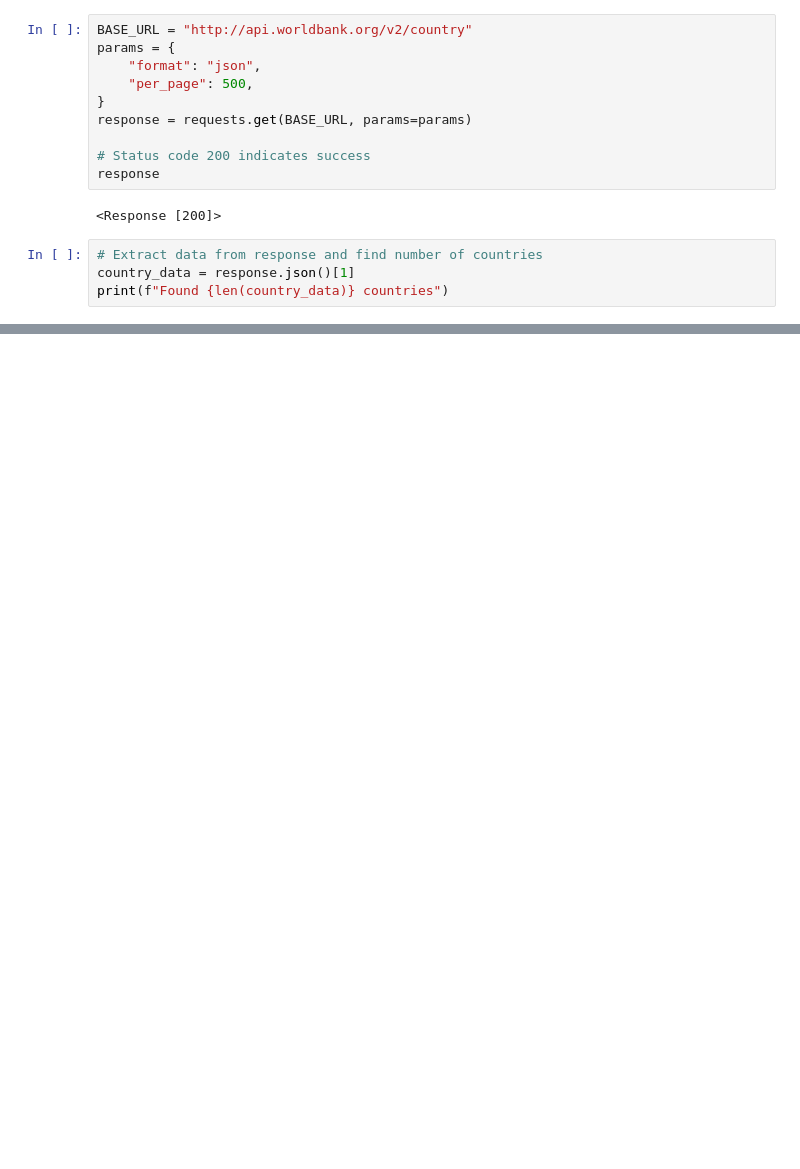
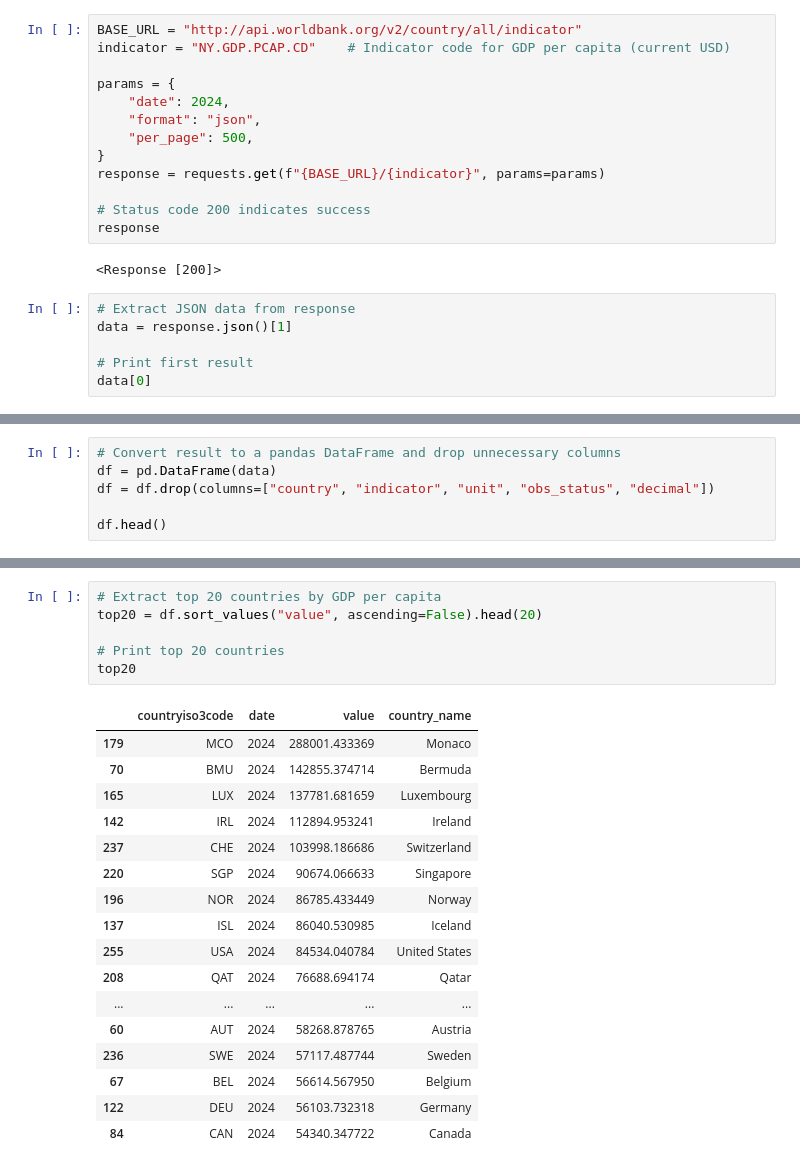
Before and after one commit to UA-Libraries-Research-Data-Services/UALIB_ScholarlyAPI_Cookbook, a Jupyter notebook: src/python/world-bank.ipynb, the cells around one changed output, grey strips where cells are left out. Saved outputs shown, nothing was run; the diff lists cells and outputs as text; blank space fills up the shorter version.

```diff
--- a/src/python/world-bank.ipynb
+++ b/src/python/world-bank.ipynb
@@ -48,17 +50,22 @@ To begin, we retrieve the `iso2Code` from every available country in the World B
 # %%
-BASE_URL = "http://api.worldbank.org/v2/country"
+BASE_URL = "http://api.worldbank.org/v2/country/all/indicator"
+indicator = "NY.GDP.PCAP.CD"    # Indicator code for GDP per capita (current USD)
+
 params = {
+    "date": 2024,
     "format": "json",
     "per_page": 500,
 }
-response = requests.get(BASE_URL, params=params)
+response = requests.get(f"{BASE_URL}/{indicator}", params=params)
 
 # Status code 200 indicates success
 response
 # %% [output]
 <Response [200]>
 # %%
-# Extract data from response and find number of countries
-country_data = response.json()[1]
-print(f"Found {len(country_data)} countries")
+# Extract JSON data from response
+data = response.json()[1]
+
+# Print first result
+data[0]
 # %% [output]
@@ -299,0 +81,6 @@ plt.show()
+# %%
+# Convert result to a pandas DataFrame and drop unnecessary columns
+df = pd.DataFrame(data)
+df = df.drop(columns=["country", "indicator", "unit", "obs_status", "decimal"])
+
+df.head()
@@ -299,0 +106,24 @@ plt.show()
+# %%
+# Extract top 20 countries by GDP per capita
+top20 = df.sort_values("value", ascending=False).head(20)
+
+# Print top 20 countries
+top20
+# %% [output]
+|  | countryiso3code | date | value | country_name |
+| 179 | MCO | 2024 | 288001.433369 | Monaco |
+| 70 | BMU | 2024 | 142855.374714 | Bermuda |
+| 165 | LUX | 2024 | 137781.681659 | Luxembourg |
+| 142 | IRL | 2024 | 112894.953241 | Ireland |
+| 237 | CHE | 2024 | 103998.186686 | Switzerland |
+| 220 | SGP | 2024 | 90674.066633 | Singapore |
+| 196 | NOR | 2024 | 86785.433449 | Norway |
+| 137 | ISL | 2024 | 86040.530985 | Iceland |
+| 255 | USA | 2024 | 84534.040784 | United States |
+| 208 | QAT | 2024 | 76688.694174 | Qatar |
+| ... | ... | ... | ... | ... |
+| 60 | AUT | 2024 | 58268.878765 | Austria |
+| 236 | SWE | 2024 | 57117.487744 | Sweden |
+| 67 | BEL | 2024 | 56614.567950 | Belgium |
+| 122 | DEU | 2024 | 56103.732318 | Germany |
+| 84 | CAN | 2024 | 54340.347722 | Canada |
```
Also changed, not shown: parts of 30 cells of this notebook, 1 other file.
